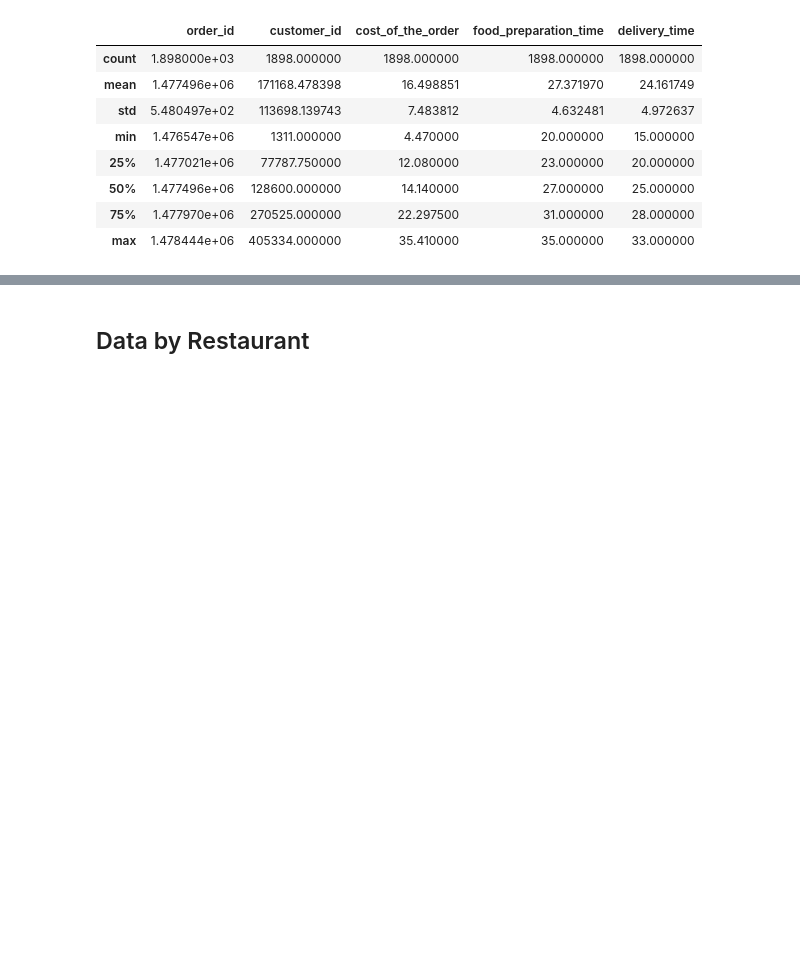
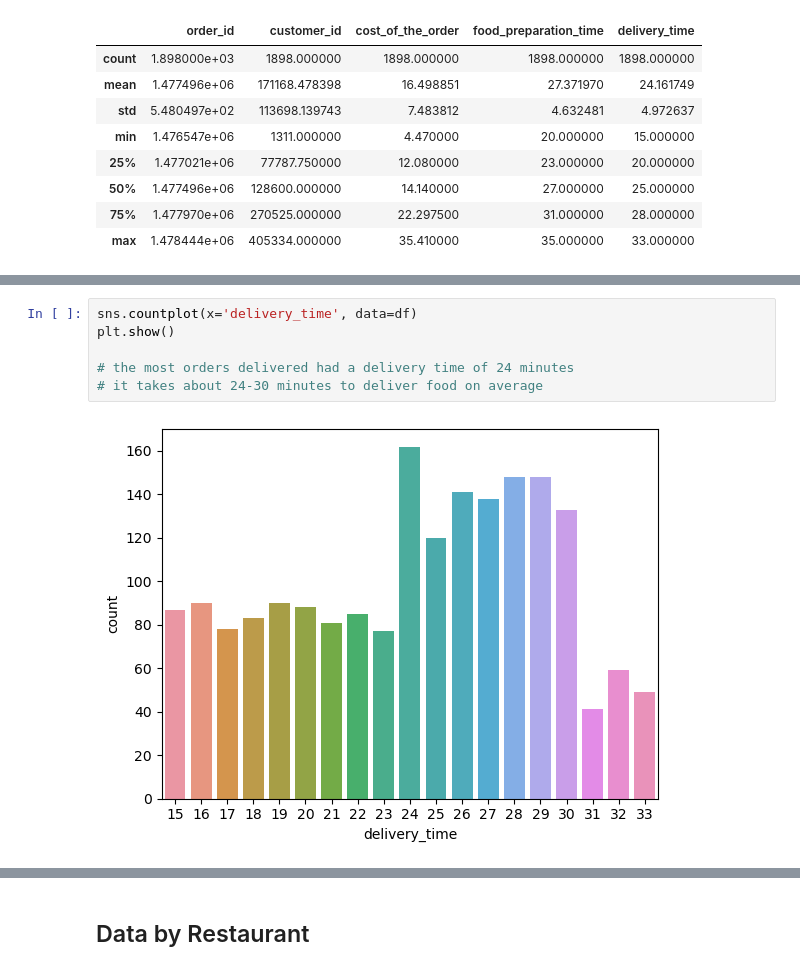
Before and after one commit to MausVII/nyc_restaurants_pandas_exploration, a Jupyter notebook: exploration.ipynb, the cells around one changed output, grey strips where cells are left out. Drawn from its saved outputs; the diff is of its cells as text; blank space fills up the shorter version.

```diff
--- a/exploration.ipynb
+++ b/exploration.ipynb
@@ -69,3 +97,11 @@ shortest_delivery_time
 # %% [output]
 |  | order_id | customer_id | restaurant_name | cuisine_type | cost_of_the_order | day_of_the_week | rating | ... |
 | 424 | 1477066 | 376381 | Shake Shack | American | 8.25 | Weekend | Not given | ... |
+# %%
+sns.countplot(x='delivery_time', data=df)
+plt.show()
+
+# the most orders delivered had a delivery time of 24 minutes
+# it takes about 24-30 minutes to deliver food on average
+# %% [output]
+[figure, added]
```
Also changed, not shown: parts of 6 cells of this notebook.
